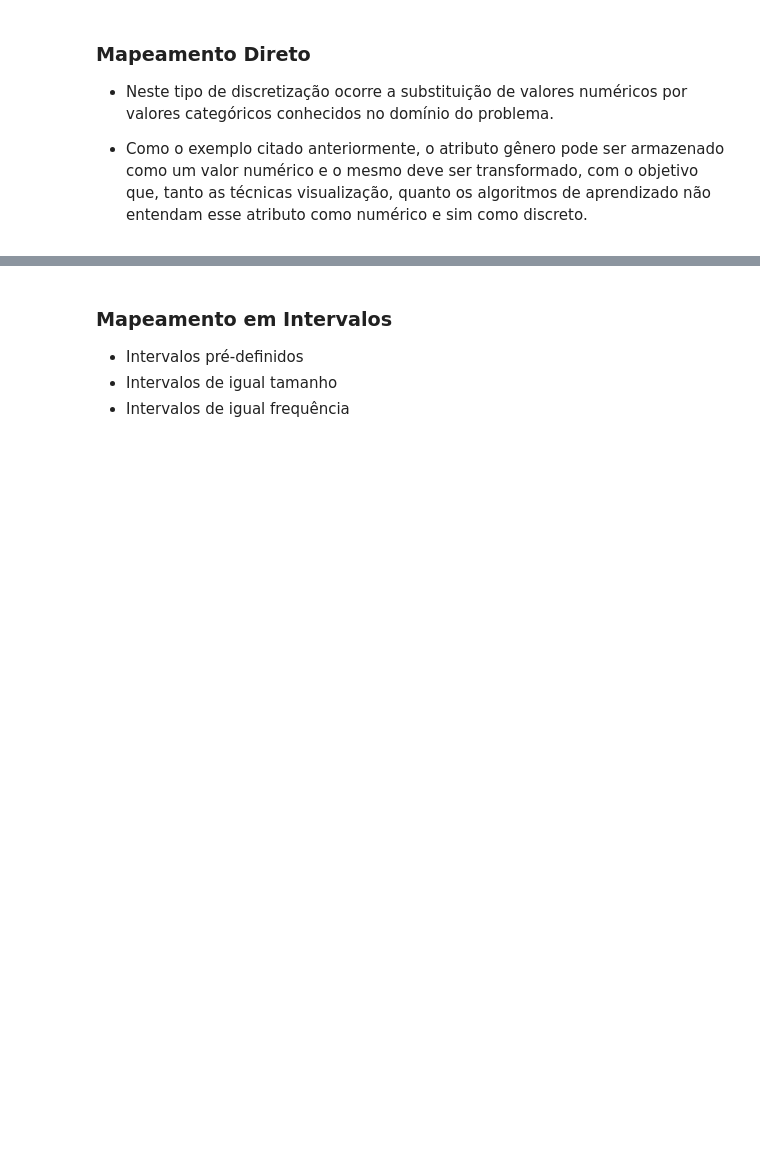
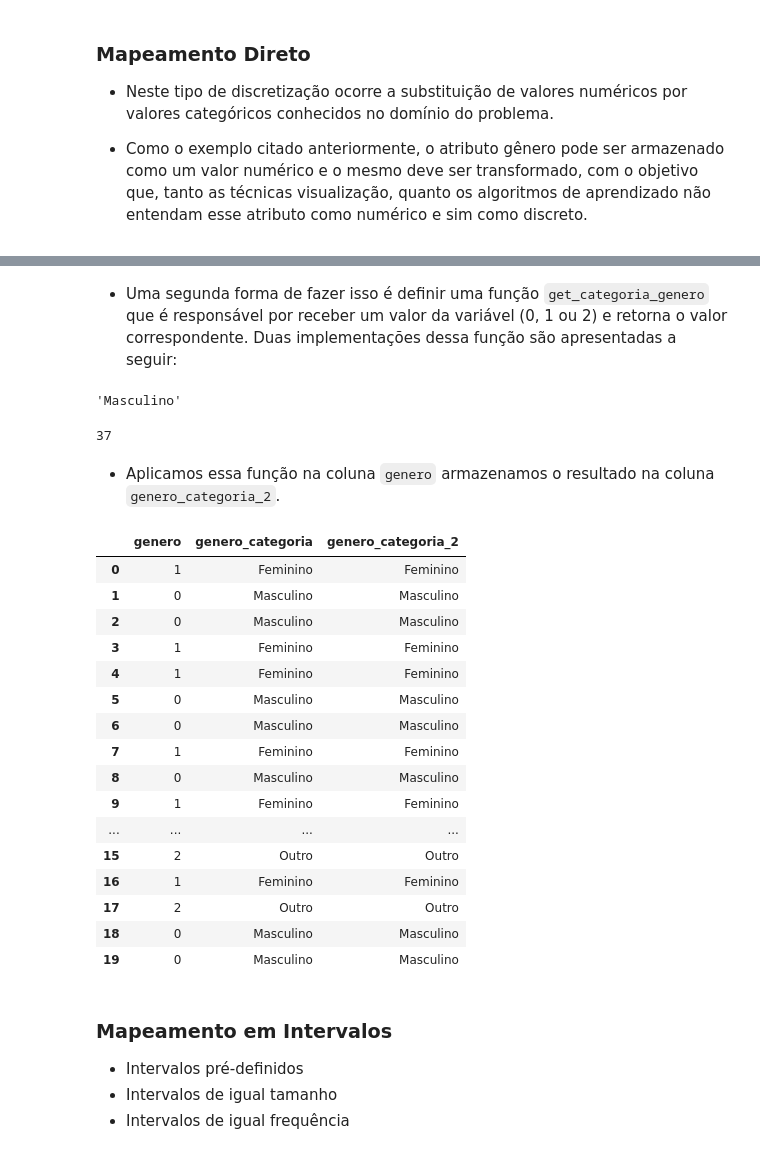
Before and after one commit to anfer86/teaching-datamining-lessons, a Jupyter notebook: aula03/preprocessamento.ipynb, the cells around one changed output, grey strips where cells are left out. Saved outputs shown, nothing was run; the diff lists cells and outputs as text; code cells hidden in the pictures; blank space fills up the shorter version.

```diff
--- a/aula03/preprocessamento.ipynb
+++ b/aula03/preprocessamento.ipynb
@@ -296,0 +309,8 @@ Levels: Feminino Masculino Outros
+# %%
+to_replace = {
+    0 : 'Masculino',
+    1 : 'Feminino',
+    2 : 'Outro'
+}
+print(to_replace)
+print('type: ', type(to_replace) )
@@ -296,0 +322,3 @@ Levels: Feminino Masculino Outros
+# %%
+df['genero_categoria'] = df.genero.replace(to_replace = to_replace)
+df
@@ -297,3 +343,48 @@ Levels: Feminino Masculino Outros
+# %% [markdown]
+- Uma segunda forma de fazer isso é definir uma função `get_categoria_genero` que é responsável por receber um valor da variável (0, 1 ou 2) e retorna o valor correspondente. Duas implementações dessa função são apresentadas a seguir:
+# %%
+def get_categoria_genero(x) :
+    if (x == 0) :
+        return 'Masculino'
+    elif (x == 1) :
+        return 'Feminino'
+    elif (x == 2) :
+        return 'Outro'
+
+get_categoria_genero(0)
+# %% [output]
+'Masculino'
+# %%
+def get_categoria_genero(x) :
+    dict_genero = {0 : 'Masculino', 1 : 'Feminino', 2 : 'Outro'}
+    return genero[x]
+
+get_categoria_genero(0)
+# %% [output]
+37
+# %% [markdown]
+- Aplicamos essa função na coluna `genero` armazenamos o resultado na coluna `genero_categoria_2`.
+# %%
+df['genero_categoria_2'] = df.genero.apply(get_categoria_genero)
+df
+# %% [output]
+|  | genero | genero_categoria | genero_categoria_2 |
+| 0 | 1 | Feminino | Feminino |
+| 1 | 0 | Masculino | Masculino |
+| 2 | 0 | Masculino | Masculino |
+| 3 | 1 | Feminino | Feminino |
+| 4 | 1 | Feminino | Feminino |
+| 5 | 0 | Masculino | Masculino |
+| 6 | 0 | Masculino | Masculino |
+| 7 | 1 | Feminino | Feminino |
+| 8 | 0 | Masculino | Masculino |
+| 9 | 1 | Feminino | Feminino |
+| ... | ... | ... | ... |
+| 15 | 2 | Outro | Outro |
+| 16 | 1 | Feminino | Feminino |
+| 17 | 2 | Outro | Outro |
+| 18 | 0 | Masculino | Masculino |
+| 19 | 0 | Masculino | Masculino |
 # %% [markdown]
 ### Mapeamento em Intervalos
 
```
Also changed, not shown: parts of 36 cells of this notebook.
